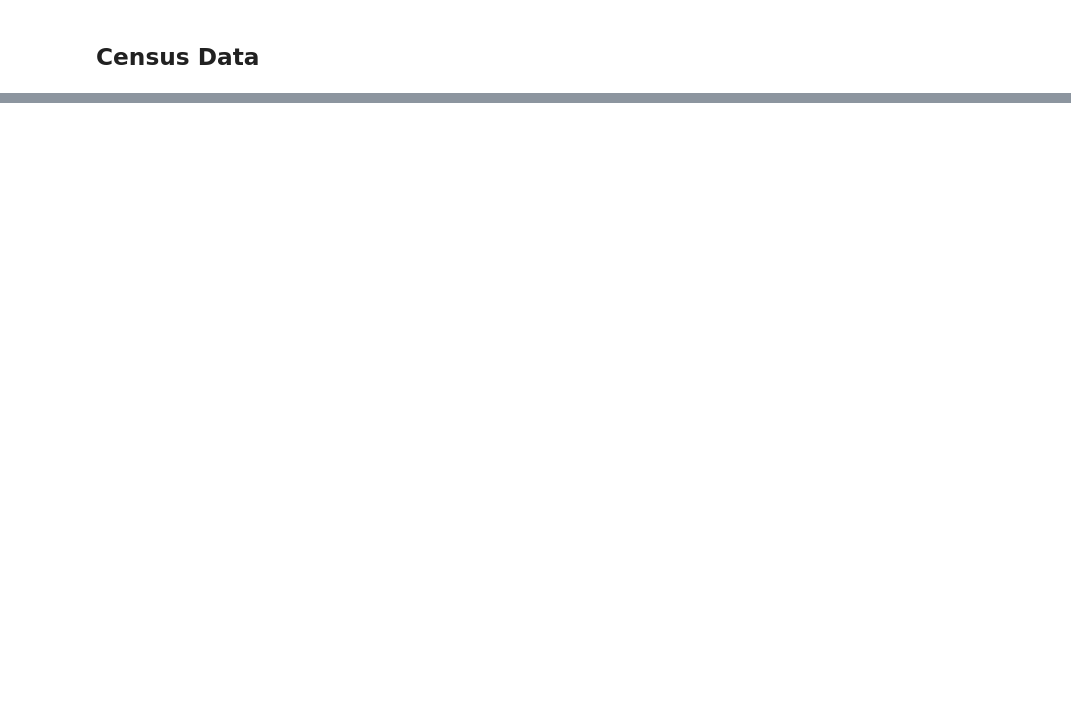
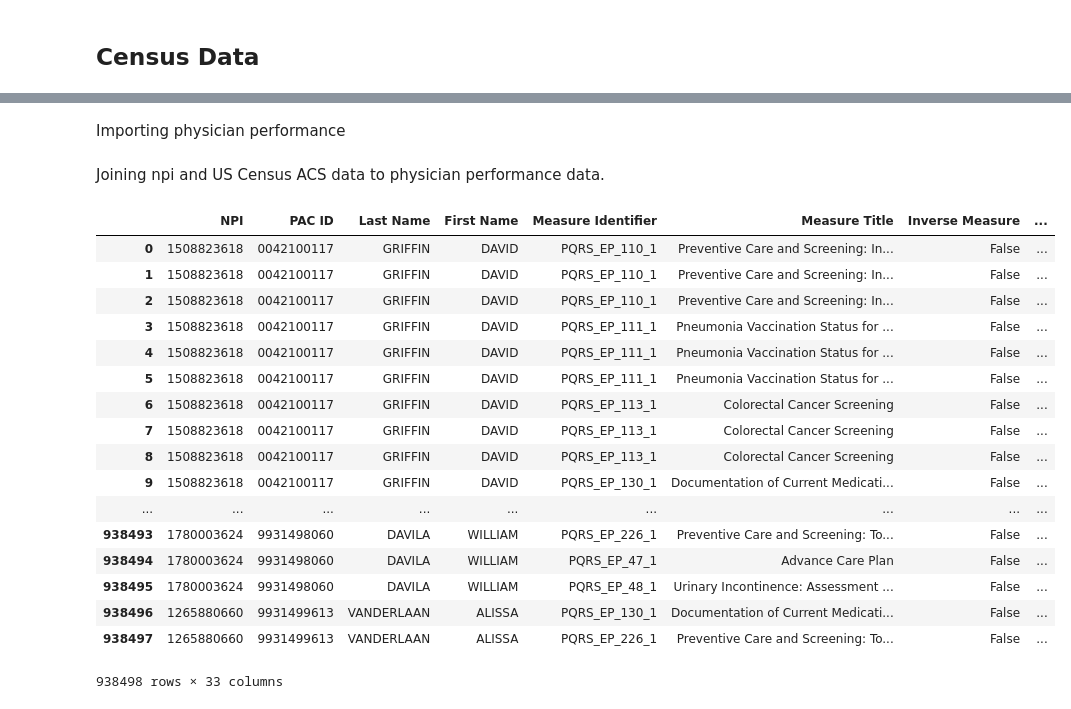
Before and after one commit to DrPancakesMD/Healthcare-Informatics-Final-Project, a Jupyter notebook: Health_Project_Data_EDA-checkpoint.ipynb, the cells around one changed output, grey strips where cells are left out. Saved outputs shown, nothing was run; the diff lists cells and outputs as text; code cells hidden in the pictures; blank space fills up the shorter version.

```diff
--- a/Health_Project_Data_EDA-checkpoint.ipynb
+++ b/Health_Project_Data_EDA-checkpoint.ipynb
@@ -361,0 +402,2 @@ census
+# %% [markdown]
+Importing physician performance
@@ -361,0 +431,2 @@ census
+# %% [markdown]
+Joining npi and US Census ACS data to physician performance data.
@@ -361,0 +435,21 @@ census
+# %%
+pc_phys_perf
+# %% [output]
+|  | NPI | PAC ID | Last Name | First Name | Measure Identifier | Measure Title | Inverse Measure | ... |
+| 0 | 1508823618 | 0042100117 | GRIFFIN | DAVID | PQRS_EP_110_1 | Preventive Care and Screening: In... | False | ... |
+| 1 | 1508823618 | 0042100117 | GRIFFIN | DAVID | PQRS_EP_110_1 | Preventive Care and Screening: In... | False | ... |
+| 2 | 1508823618 | 0042100117 | GRIFFIN | DAVID | PQRS_EP_110_1 | Preventive Care and Screening: In... | False | ... |
+| 3 | 1508823618 | 0042100117 | GRIFFIN | DAVID | PQRS_EP_111_1 | Pneumonia Vaccination Status for ... | False | ... |
+| 4 | 1508823618 | 0042100117 | GRIFFIN | DAVID | PQRS_EP_111_1 | Pneumonia Vaccination Status for ... | False | ... |
+| 5 | 1508823618 | 0042100117 | GRIFFIN | DAVID | PQRS_EP_111_1 | Pneumonia Vaccination Status for ... | False | ... |
+| 6 | 1508823618 | 0042100117 | GRIFFIN | DAVID | PQRS_EP_113_1 | Colorectal Cancer Screening | False | ... |
+| 7 | 1508823618 | 0042100117 | GRIFFIN | DAVID | PQRS_EP_113_1 | Colorectal Cancer Screening | False | ... |
+| 8 | 1508823618 | 0042100117 | GRIFFIN | DAVID | PQRS_EP_113_1 | Colorectal Cancer Screening | False | ... |
+| 9 | 1508823618 | 0042100117 | GRIFFIN | DAVID | PQRS_EP_130_1 | Documentation of Current Medicati... | False | ... |
+| ... | ... | ... | ... | ... | ... | ... | ... | ... |
+| 938493 | 1780003624 | 9931498060 | DAVILA | WILLIAM | PQRS_EP_226_1 | Preventive Care and Screening: To... | False | ... |
+| 938494 | 1780003624 | 9931498060 | DAVILA | WILLIAM | PQRS_EP_47_1 | Advance Care Plan | False | ... |
+| 938495 | 1780003624 | 9931498060 | DAVILA | WILLIAM | PQRS_EP_48_1 | Urinary Incontinence: Assessment ... | False | ... |
+| 938496 | 1265880660 | 9931499613 | VANDERLAAN | ALISSA | PQRS_EP_130_1 | Documentation of Current Medicati... | False | ... |
+| 938497 | 1265880660 | 9931499613 | VANDERLAAN | ALISSA | PQRS_EP_226_1 | Preventive Care and Screening: To... | False | ... |
+938498 rows × 33 columns
```
Also changed, not shown: parts of 26 cells of this notebook.
